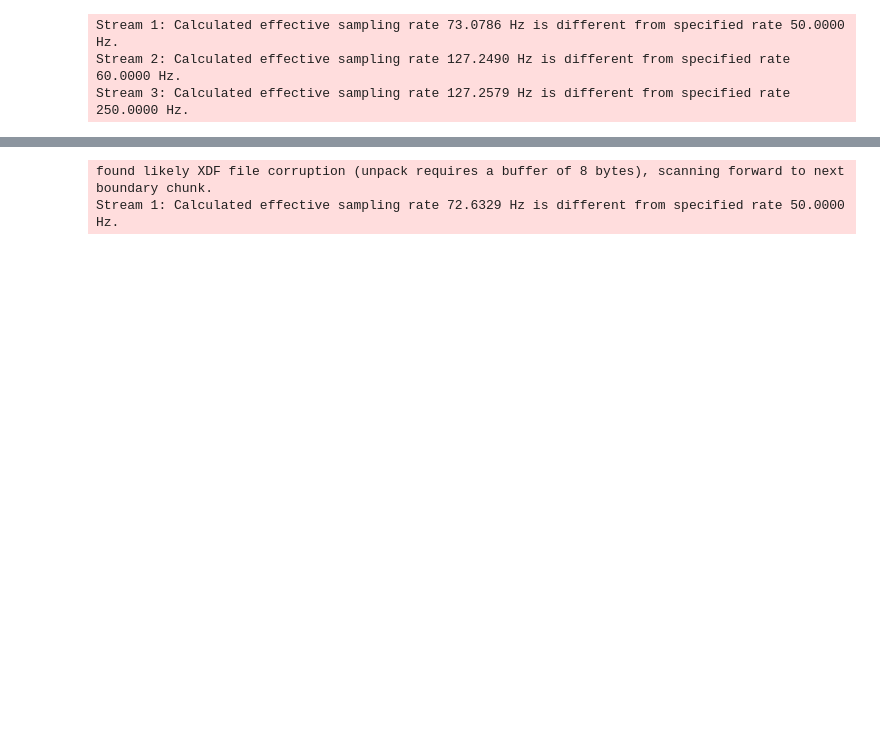
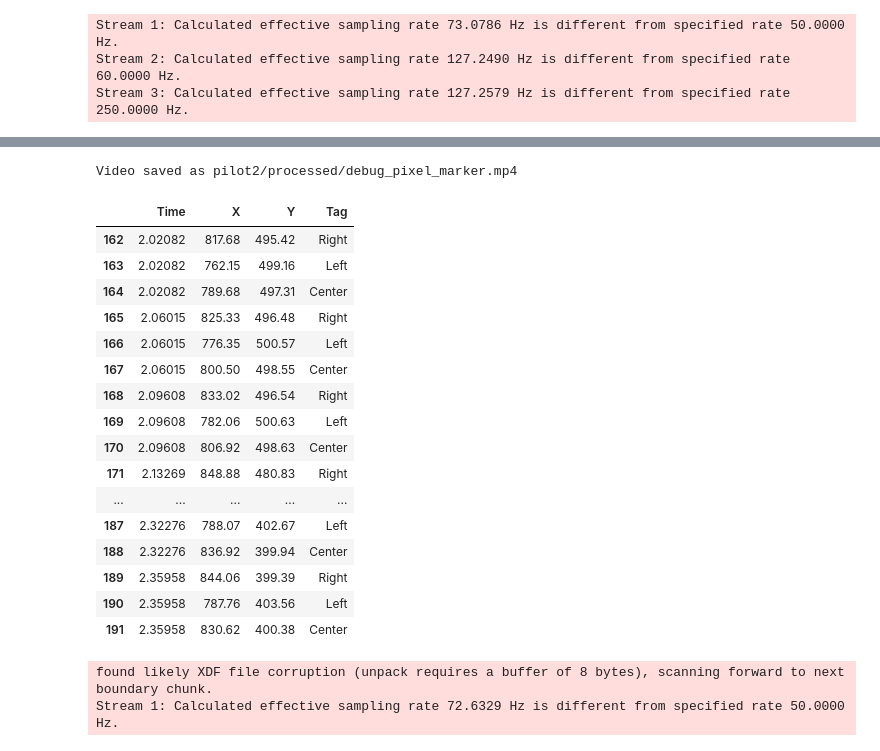
Before and after one commit to Catonpancake/sdphysiology, a Jupyter notebook: videoeyetracking.ipynb, the cells around one changed output, grey strips where cells are left out. Saved outputs shown, nothing was run; the diff lists cells and outputs as text; code cells hidden in the pictures; blank space fills up the shorter version.

```diff
--- a/videoeyetracking.ipynb
+++ b/videoeyetracking.ipynb
@@ -1111,0 +1224,39 @@ def create_gaze_video(video_path, eye_data, output_video="output_with_gaze.mp4")
+# %%
+import cv2
+import numpy as np
+
+# Video settings
+width, height = 1920, 1080
+fps = 30
+num_frames = 90
+output_file = 'pilot2/processed/debug_pixel_marker.mp4'
+
+# Define the video writer
+fourcc = cv2.VideoWriter_fourcc(*'mp4v')
+out = cv2.VideoWriter(output_file, fourcc, fps, (width, height))
+
+# Marker settings
+marker_size = 20
+positions = [(1,1080), (1919, 1), (1, 1919)]
+frame_ranges = [(1, 30), (31, 60), (61, 90)]
+
+# Generate frames
+for frame_idx in range(1, num_frames + 1):
+    # Create a white frame
+    frame = np.ones((height, width, 3), dtype=np.uint8) * 255
+
+    # Determine marker position for the current frame
+    for i, (start, end) in enumerate(frame_ranges):
+        if start <= frame_idx <= end:
+            position = positions[i]
+            cv2.circle(frame, position, marker_size, (0, 0, 0), -1)
+            break
+
+    # Write the frame to the video
+    out.write(frame)
+
+# Release the video writer
+out.release()
+print(f"Video saved as {output_file}")
+# %% [output]
+Video saved as pilot2/processed/debug_pixel_marker.mp4
@@ -1112,3 +1302,23 @@ def create_gaze_video(video_path, eye_data, output_video="output_with_gaze.mp4")
+# %%
+preprocessed_df[preprocessed_df['Time']>=2][:30]
+# %% [output]
+|  | Time | X | Y | Tag |
+| 162 | 2.02082 | 817.68 | 495.42 | Right |
+| 163 | 2.02082 | 762.15 | 499.16 | Left |
+| 164 | 2.02082 | 789.68 | 497.31 | Center |
+| 165 | 2.06015 | 825.33 | 496.48 | Right |
+| 166 | 2.06015 | 776.35 | 500.57 | Left |
+| 167 | 2.06015 | 800.50 | 498.55 | Center |
+| 168 | 2.09608 | 833.02 | 496.54 | Right |
+| 169 | 2.09608 | 782.06 | 500.63 | Left |
+| 170 | 2.09608 | 806.92 | 498.63 | Center |
+| 171 | 2.13269 | 848.88 | 480.83 | Right |
+| ... | ... | ... | ... | ... |
+| 187 | 2.32276 | 788.07 | 402.67 | Left |
+| 188 | 2.32276 | 836.92 | 399.94 | Center |
+| 189 | 2.35958 | 844.06 | 399.39 | Right |
+| 190 | 2.35958 | 787.76 | 403.56 | Left |
+| 191 | 2.35958 | 830.62 | 400.38 | Center |
 # %%
 import cv2
 import pandas as pd
```
Also changed, not shown: parts of 4 cells of this notebook.
